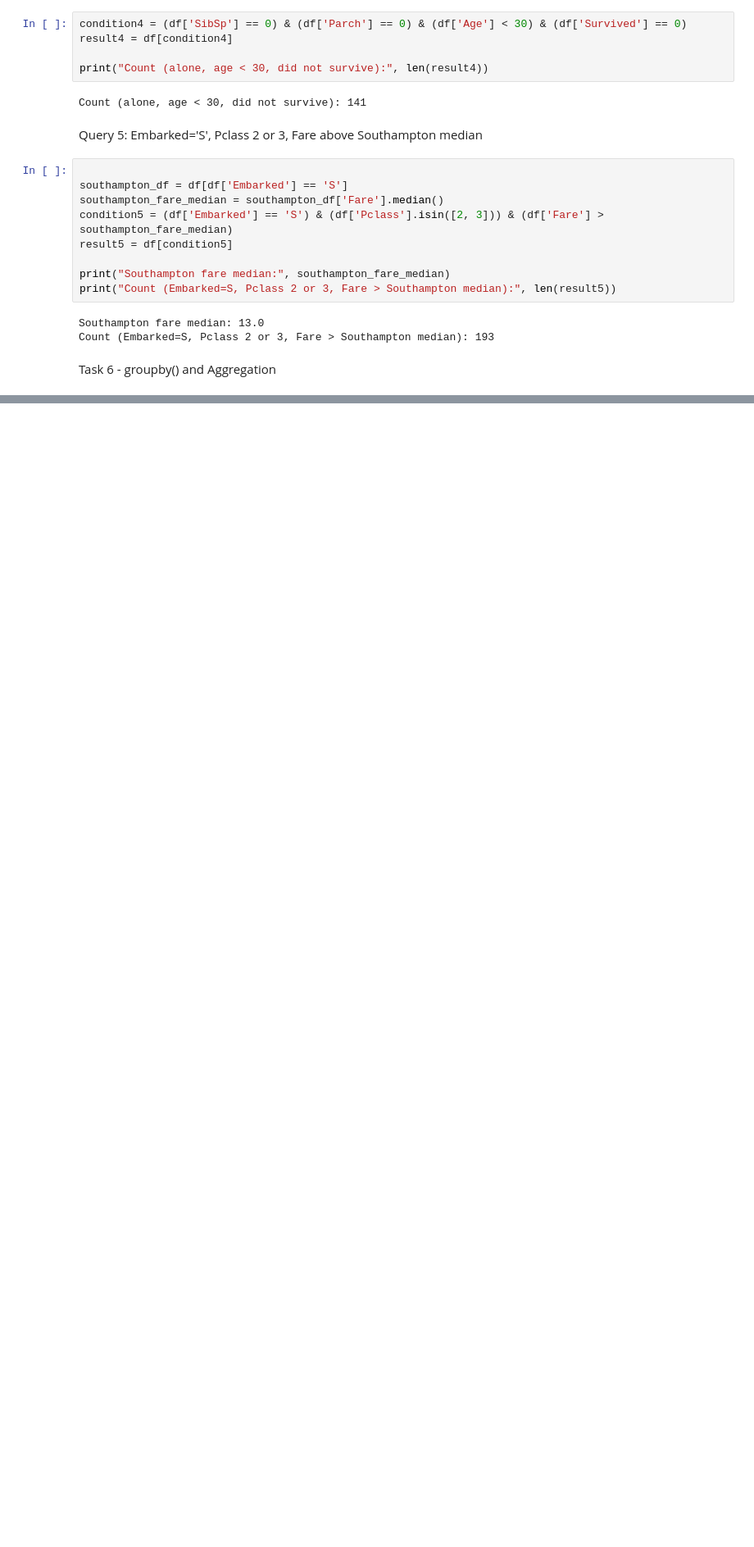
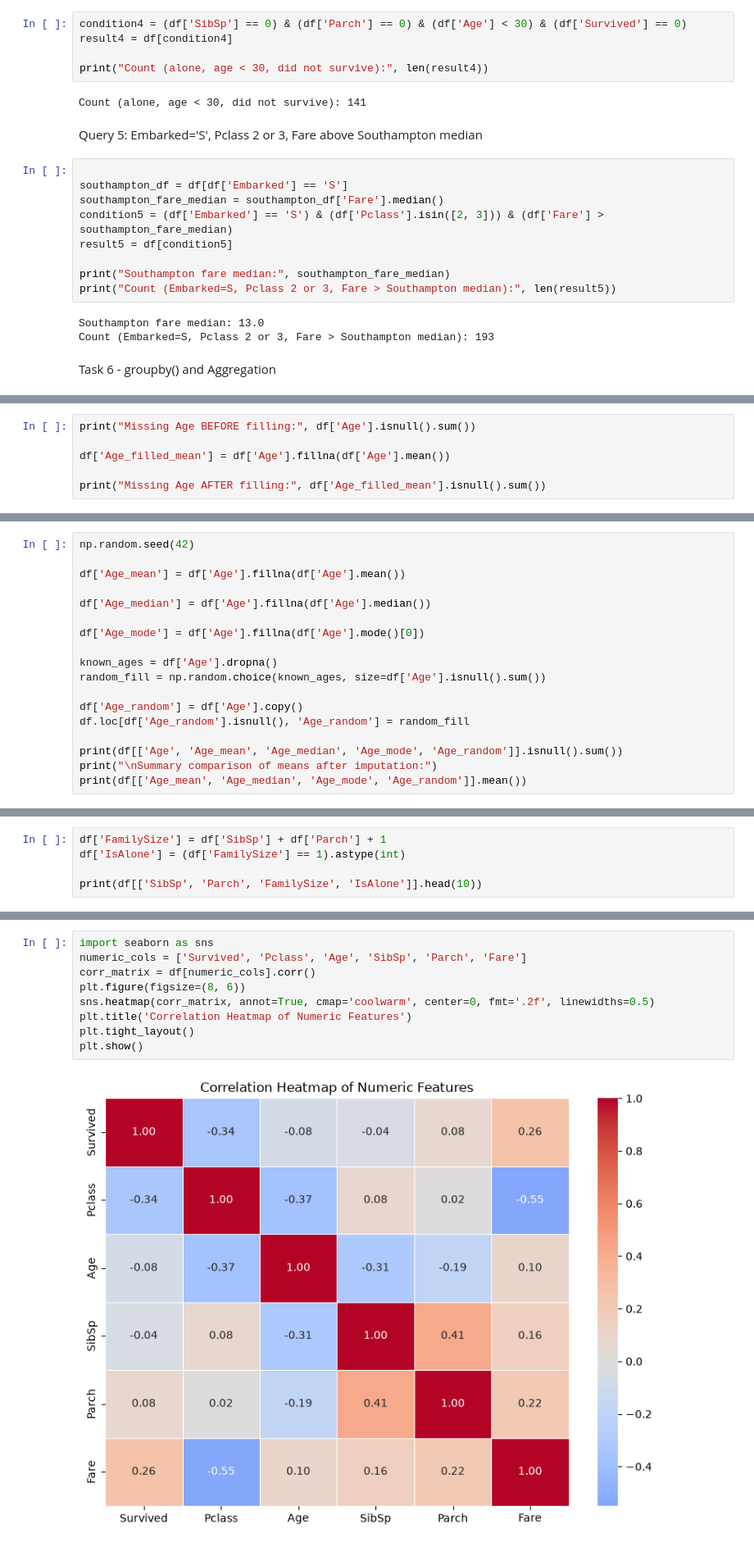
Before and after one commit to Bhargeshjani03/202618010_JaniBhargesh_DS605, a Jupyter notebook: 202618010_Lab_2/202618010_Lab_2.ipynb, the cells around one changed output, grey strips where cells are left out. Shown at 82% size. Saved outputs shown, nothing was run; the diff lists cells and outputs as text; blank space fills up the shorter version.

```diff
--- a/202618010_Lab_2/202618010_Lab_2.ipynb
+++ b/202618010_Lab_2/202618010_Lab_2.ipynb
@@ -436,0 +528,6 @@ print(survival_by_sex)
+# %%
+print("Missing Age BEFORE filling:", df['Age'].isnull().sum())
+
+df['Age_filled_mean'] = df['Age'].fillna(df['Age'].mean())
+
+print("Missing Age AFTER filling:", df['Age_filled_mean'].isnull().sum())
@@ -436,0 +539,18 @@ print(survival_by_sex)
+# %%
+np.random.seed(42)
+
+df['Age_mean'] = df['Age'].fillna(df['Age'].mean())
+
+df['Age_median'] = df['Age'].fillna(df['Age'].median())
+
+df['Age_mode'] = df['Age'].fillna(df['Age'].mode()[0])
+
+known_ages = df['Age'].dropna()
+random_fill = np.random.choice(known_ages, size=df['Age'].isnull().sum())
+
+df['Age_random'] = df['Age'].copy()
+df.loc[df['Age_random'].isnull(), 'Age_random'] = random_fill
+
+print(df[['Age', 'Age_mean', 'Age_median', 'Age_mode', 'Age_random']].isnull().sum())
+print("\nSummary comparison of means after imputation:")
+print(df[['Age_mean', 'Age_median', 'Age_mode', 'Age_random']].mean())
@@ -436,0 +600,5 @@ print(survival_by_sex)
+# %%
+df['FamilySize'] = df['SibSp'] + df['Parch'] + 1
+df['IsAlone'] = (df['FamilySize'] == 1).astype(int)
+
+print(df[['SibSp', 'Parch', 'FamilySize', 'IsAlone']].head(10))
@@ -436,0 +648,11 @@ print(survival_by_sex)
+# %%
+import seaborn as sns
+numeric_cols = ['Survived', 'Pclass', 'Age', 'SibSp', 'Parch', 'Fare']
+corr_matrix = df[numeric_cols].corr()
+plt.figure(figsize=(8, 6))
+sns.heatmap(corr_matrix, annot=True, cmap='coolwarm', center=0, fmt='.2f', linewidths=0.5)
+plt.title('Correlation Heatmap of Numeric Features')
+plt.tight_layout()
+plt.show()
+# %% [output]
+[figure, added]
```
Also changed, not shown: parts of 41 cells of this notebook, 1 other file.
